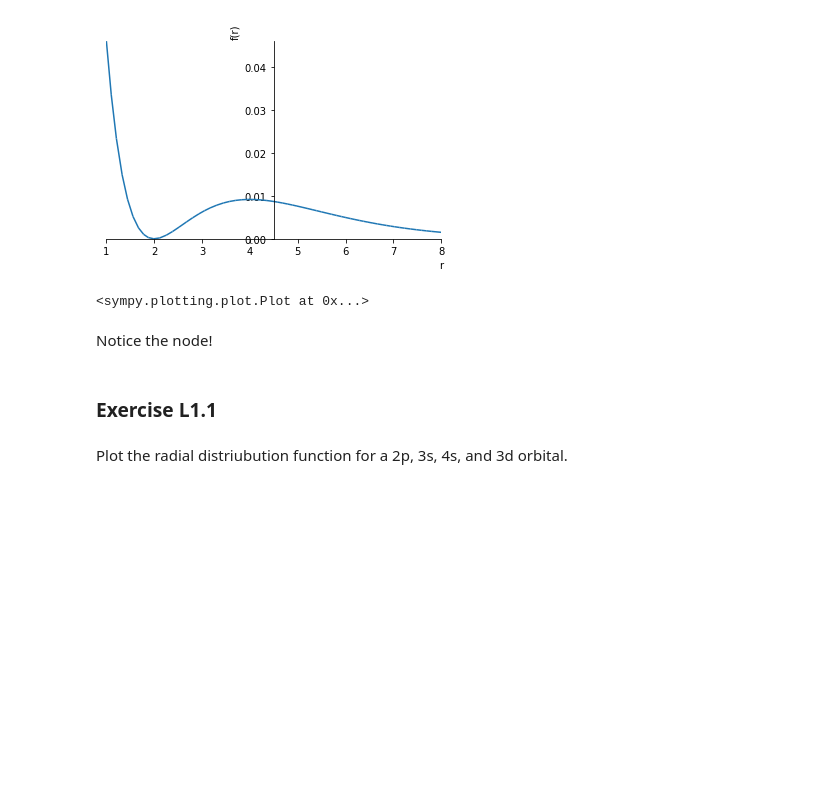
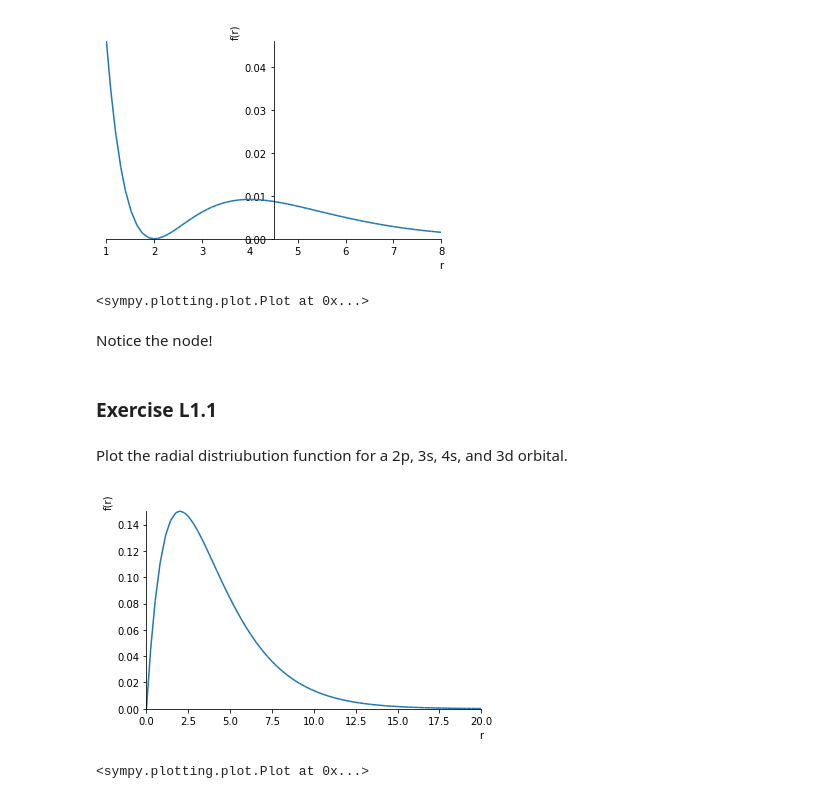
Before and after one commit to sju-chem264-2019/9-26-2019-symbolic-math-Yekaterina25, a Jupyter notebook: symbolic_math.ipynb, the cells around one changed output. Saved outputs shown, nothing was run; the diff lists cells and outputs as text; code cells hidden in the pictures; blank space fills up the shorter version.

```diff
--- a/symbolic_math.ipynb
+++ b/symbolic_math.ipynb
@@ -334,0 +336,10 @@ Plot the radial distriubution function for a 2p, 3s, 4s, and 3d orbital.
+# %%
+# 2p orbital
+r=sympy.symbols('r')
+sympy.physics.hydrogen.R_nl(2, 1, r, 1)
+
+# 2p radial distribution
+sym.plot(sympy.physics.hydrogen.R_nl(2, 1, r, 1),(r,0,20))
+# %% [output]
+[figure, added]
+<sympy.plotting.plot.Plot at 0x...>
```
Also changed, not shown: parts of 10 cells of this notebook.
